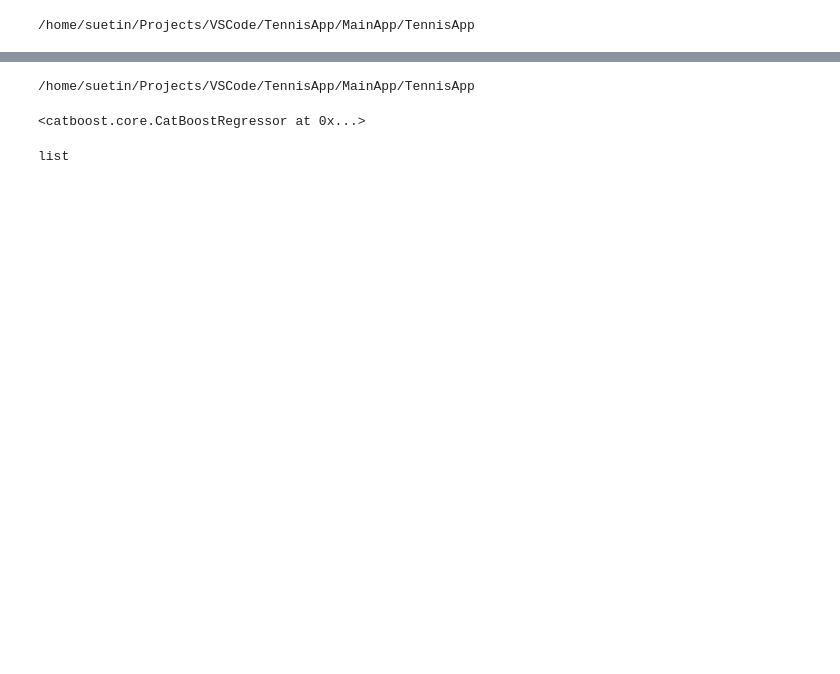
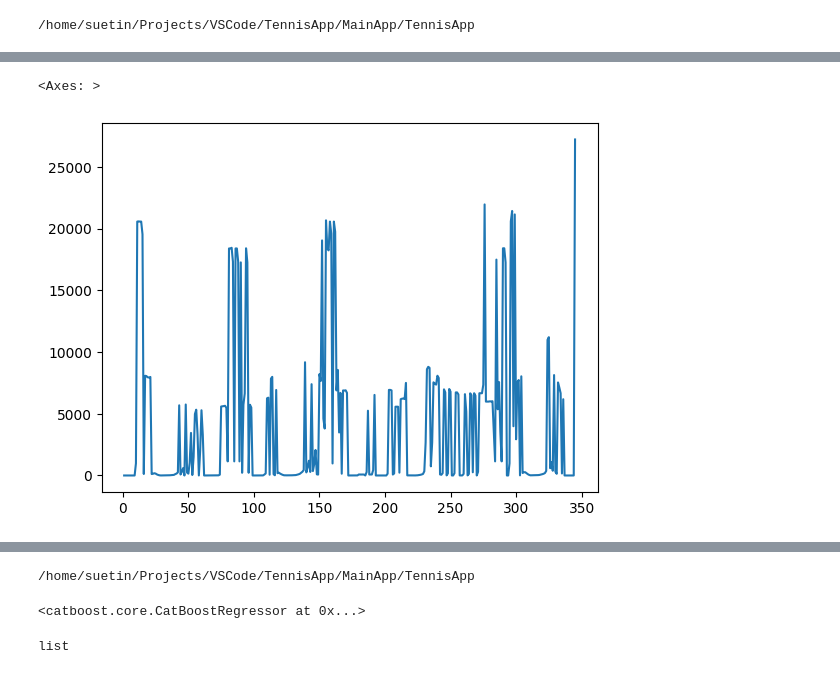
Before and after one commit to Nickolays/TennisApp, a Jupyter notebook: notebooks/ball_analysis.ipynb, the cells around one changed output, grey strips where cells are left out. Drawn from its saved outputs; the diff is of its cells as text; code cells hidden in the pictures; blank space fills up the shorter version.

```diff
--- a/notebooks/ball_analysis.ipynb
+++ b/notebooks/ball_analysis.ipynb
@@ -102,0 +106,5 @@ df_ball_positions[df_ball_positions['ball_hit']==1]
+# %%
+df_ball_positions['y_ma_shifted'] = df_ball_positions['y_ma'].shift(-1)
+df_ball_positions['x_ma_shifted'] = df_ball_positions['x_ma'].shift(1)
+df_ball_positions.fillna(0, inplace=True)
+df_ball_positions.tail(20)
@@ -102,0 +142,5 @@ df_ball_positions[df_ball_positions['ball_hit']==1]
+# %%
+df_ball_positions['distance'] = ((df_ball_positions['x_ma'] - df_ball_positions['x_ma_shifted'])**2 \
+                                + (df_ball_positions['y_ma'] - df_ball_positions['y_ma_shifted'])**2)
+
+df_ball_positions
@@ -102,0 +161,4 @@ df_ball_positions[df_ball_positions['ball_hit']==1]
+# %%
+df_ball_positions['x_norm'] = (df_ball_positions['x'] - df_ball_positions['x'].min()) / (df_ball_positions['x'].max() - df_ball_positions['x'].min())
+df_ball_positions['y_norm'] = (df_ball_positions['y'] - df_ball_positions['y'].min()) / (df_ball_positions['y'].max() - df_ball_positions['y'].min())
+df_ball_positions.sample(5)
@@ -102,0 +172,5 @@ df_ball_positions[df_ball_positions['ball_hit']==1]
+# %%
+df_ball_positions['distance'][1:].plot()
+# %% [output]
+<Axes: >
+[figure, added]
```
Also changed, not shown: parts of 28 cells of this notebook, 2 other files.
